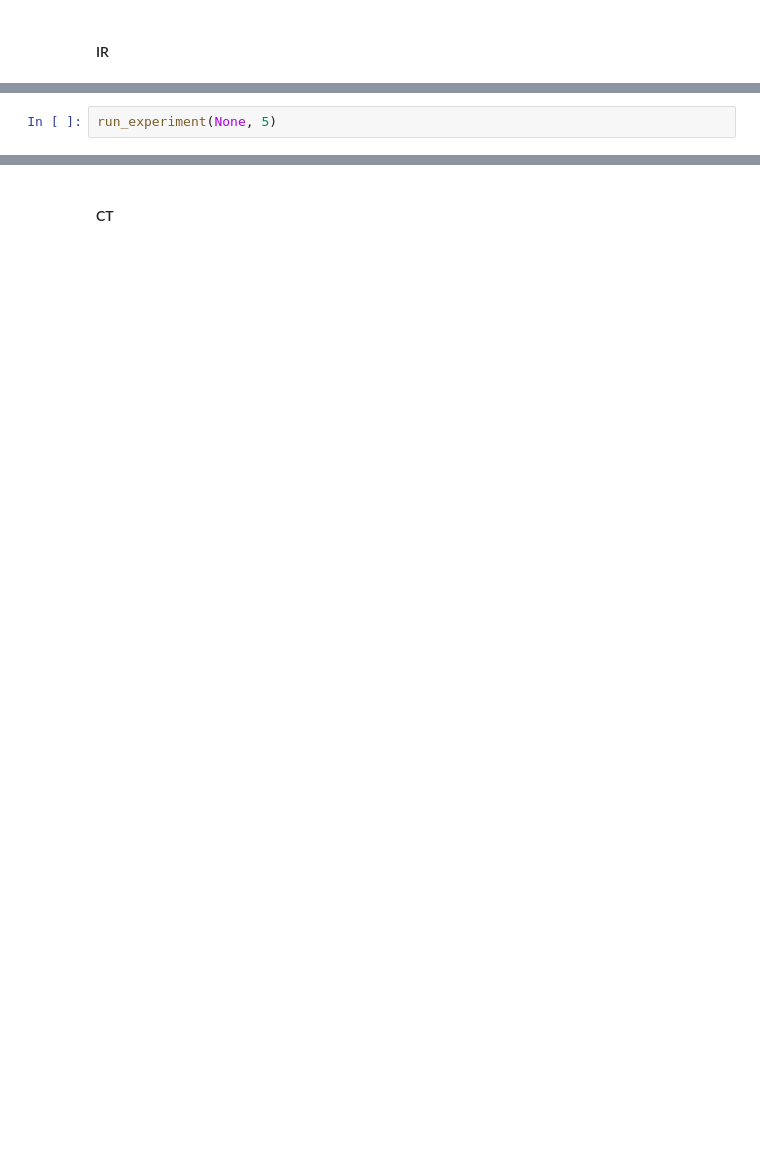
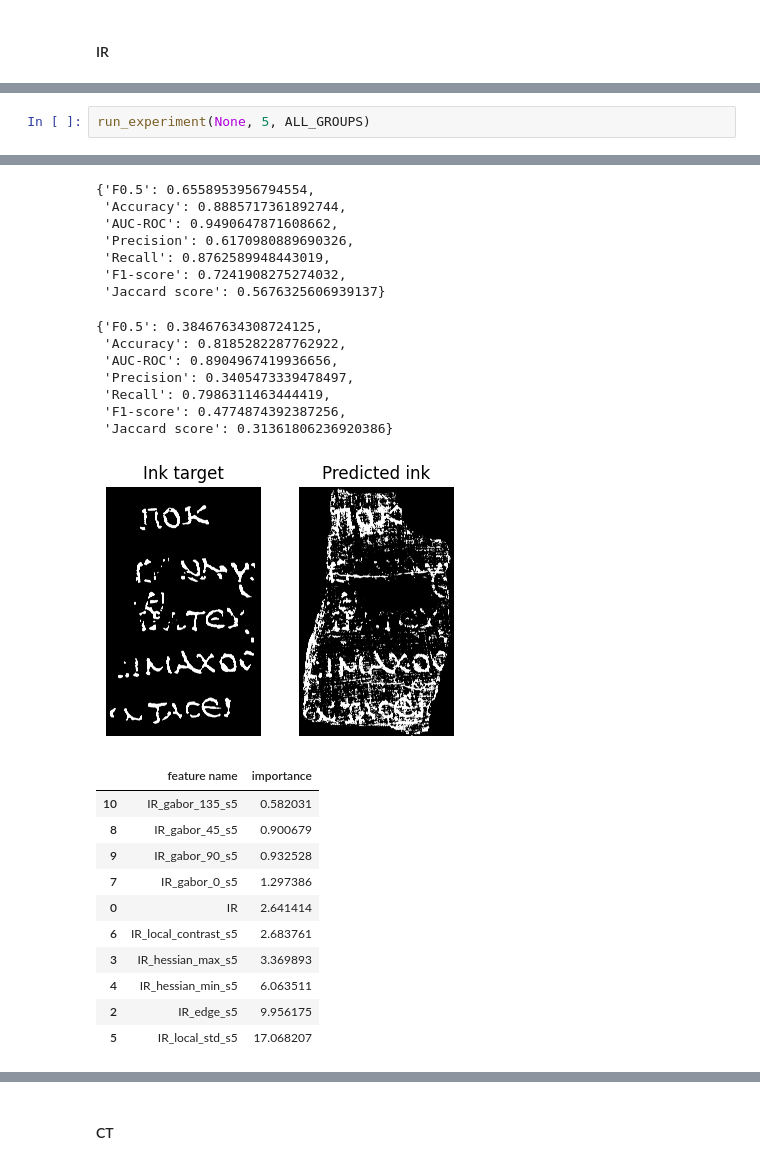
Before and after one commit to TTPO100AJIEX/MLDM-Project, a Jupyter notebook: 03_FeatureEngineering.ipynb, the cells around one changed output, grey strips where cells are left out. Cells and saved outputs as stored; diff of their text form; blank space fills up the shorter version.

```diff
--- a/03_FeatureEngineering.ipynb
+++ b/03_FeatureEngineering.ipynb
@@ -133,2 +262,3 @@ model = run_experiment(None, 3)
 # %%
-run_experiment(None, 5)
+run_experiment(None, 5, ALL_GROUPS)
+# %% [output]
@@ -134,0 +282,26 @@ run_experiment(None, 5)
+{'F0.5': 0.6558953956794554,
+ 'Accuracy': 0.8885717361892744,
+ 'AUC-ROC': 0.9490647871608662,
+ 'Precision': 0.6170980889690326,
+ 'Recall': 0.8762589948443019,
+ 'F1-score': 0.7241908275274032,
+ 'Jaccard score': 0.5676325606939137}
+{'F0.5': 0.38467634308724125,
+ 'Accuracy': 0.8185282287762922,
+ 'AUC-ROC': 0.8904967419936656,
+ 'Precision': 0.3405473339478497,
+ 'Recall': 0.7986311463444419,
+ 'F1-score': 0.4774874392387256,
+ 'Jaccard score': 0.31361806236920386}
+[figure, added]
+|  | feature name | importance |
+| 10 | IR_gabor_135_s5 | 0.582031 |
+| 8 | IR_gabor_45_s5 | 0.900679 |
+| 9 | IR_gabor_90_s5 | 0.932528 |
+| 7 | IR_gabor_0_s5 | 1.297386 |
+| 0 | IR | 2.641414 |
+| 6 | IR_local_contrast_s5 | 2.683761 |
+| 3 | IR_hessian_max_s5 | 3.369893 |
+| 4 | IR_hessian_min_s5 | 6.063511 |
+| 2 | IR_edge_s5 | 9.956175 |
+| 5 | IR_local_std_s5 | 17.068207 |
```
Also changed, not shown: parts of 20 cells of this notebook, 1 other file.
